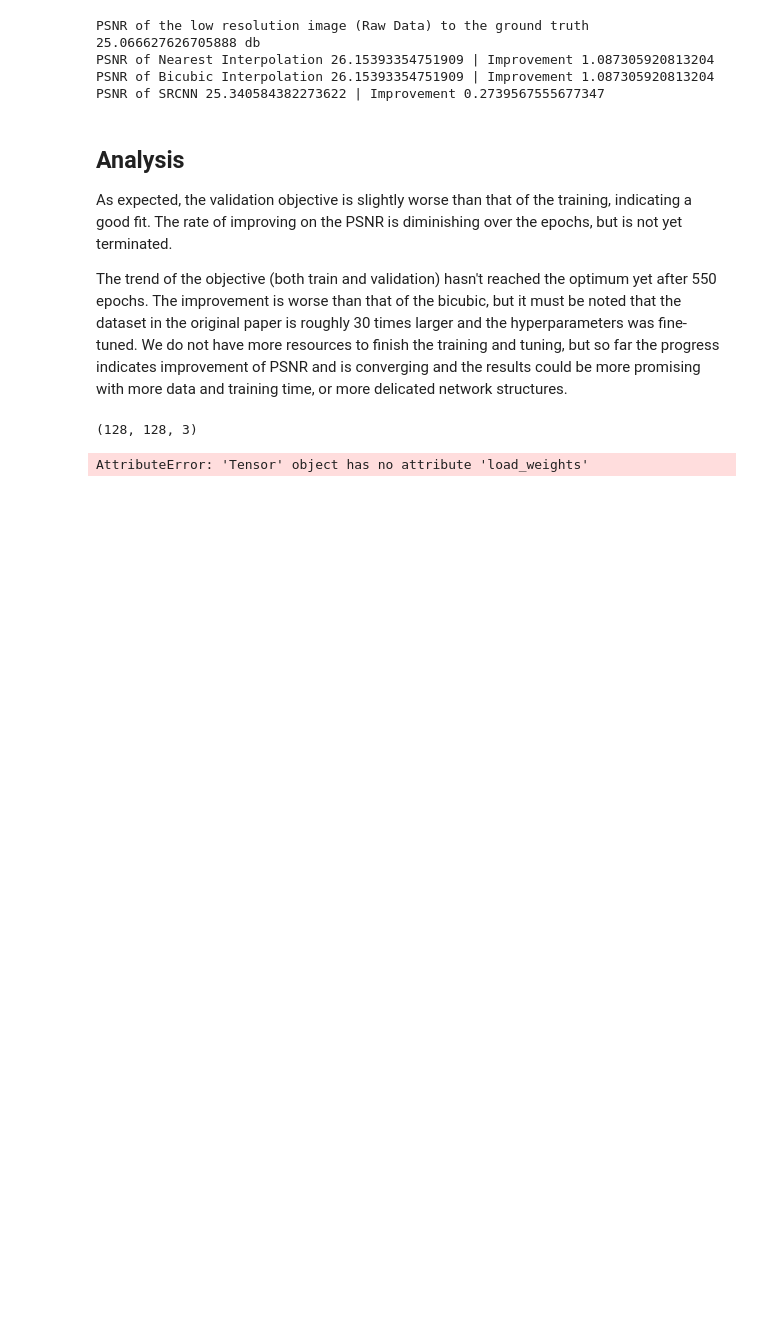
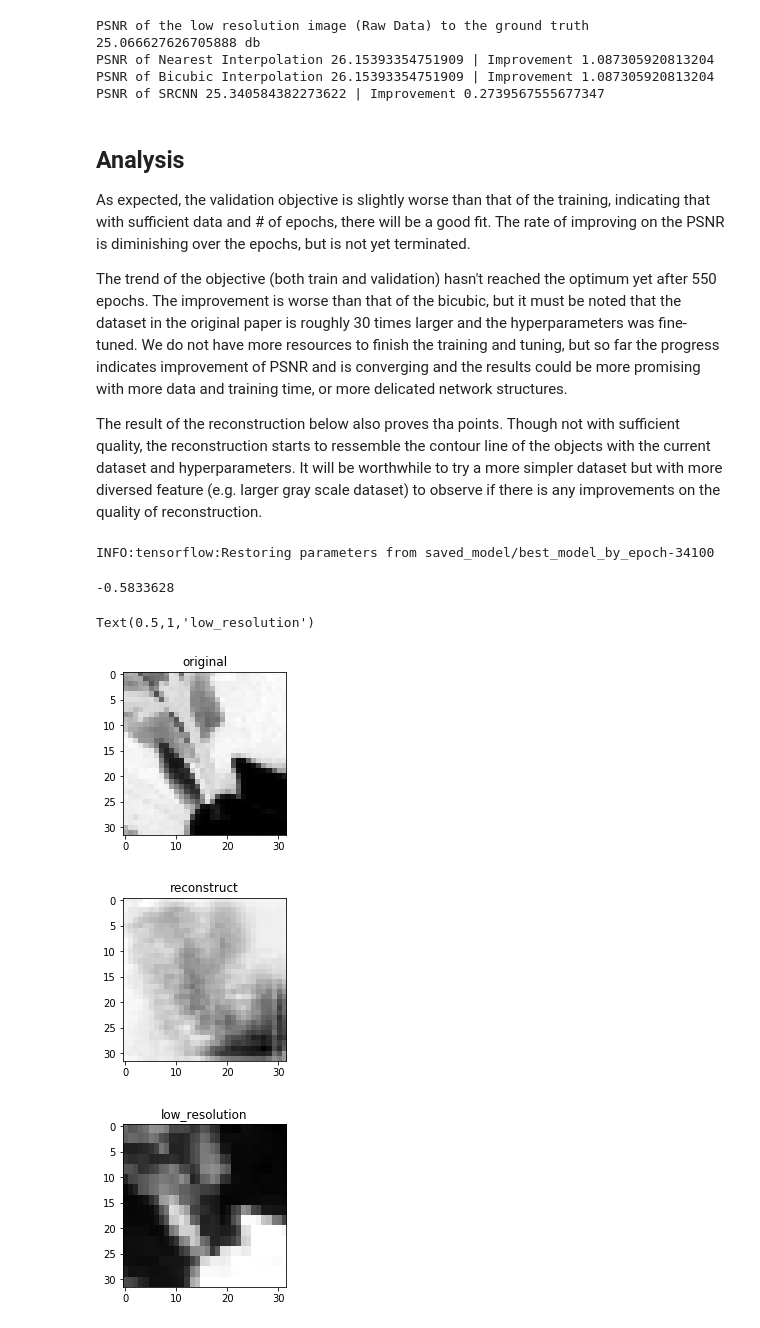
Before and after one commit to CielAl/SRCNN, a Jupyter notebook: main.ipynb, the cells around one changed output. Saved outputs shown, nothing was run; the diff lists cells and outputs as text; code cells hidden in the pictures; blank space fills up the shorter version.

```diff
--- a/main.ipynb
+++ b/main.ipynb
@@ -129,24 +129,56 @@ PSNR of Bicubic Interpolation 26.15393354751909 | Improvement 1.087305920813204
 PSNR of SRCNN 25.340584382273622 | Improvement 0.2739567555677347
 # %% [markdown]
 ## Analysis
-As expected, the validation objective is slightly worse than that of the training, indicating a good fit. The rate of improving on the PSNR is diminishing over the epochs, but is not yet terminated.
+As expected, the validation objective is slightly worse than that of the training, indicating that with sufficient data and # of epochs, there will be a good fit. The rate of improving on the PSNR is diminishing over the epochs, but is not yet terminated.
 
 The trend of the objective (both train and validation) hasn't reached the optimum yet after 550 epochs. The improvement is worse than that of the bicubic, but it must be noted that the dataset in the original paper is roughly 30 times larger and the hyperparameters was fine-tuned. We do not have more resources to finish the training and tuning, but so far the progress indicates improvement of PSNR and is converging and the results could be more promising with more data and training time, or more delicated network structures.
+
+The result of the reconstruction below also proves tha points. Though not with sufficient quality, the reconstruction starts to ressemble the contour line of the objects with the current dataset and hyperparameters. It will be worthwhile to try a more simpler dataset but with more diversed feature (e.g. larger gray scale dataset) to observe if there is any improvements on the quality of reconstruction.
-# %%
-#visualization - the mockup code is from ..
-from skimage import data, color
-from skimage.transform import rescale, resize, downscale_local_mean
-
-checkpoint_path = 'saved_model/best_model_by_epoch'
-
-image = (data.astronaut())
-
-image_rescaled = rescale(image, 1.0 / 4.0, anti_aliasing=False)
-print(image_rescaled.shape)
-model  = build_model(128,128,3)['cnn']
-model.load_weights(checkpoint_path)
-output = model.evaluate(image_rescaled)
-plt.imshow(output)
-# %% [output]
-(128, 128, 3)
-AttributeError: 'Tensor' object has no attribute 'load_weights'
+# %%
+
+# Add ops to save and restore all the variables.
+saver = {}
+sess = tf.Session()
+tf.device('/gpu:0')
+# Initialize v1 since the saver will not.
+saver = tf.train.import_meta_graph('./saved_model/best_model_by_epoch-34100.meta')
+saver.restore(sess, 'saved_model/best_model_by_epoch-34100')
+    #saver.
+# %% [output]
+INFO:tensorflow:Restoring parameters from saved_model/best_model_by_epoch-34100
+# %%
+result = []
+input = data_set['val',0:][0][:].astype(np.float32)/255
+output = data_set['val',0:][1][:].astype(np.float32)/255
+with tf.device('/device:GPU:0'):
+    graph = tf.get_default_graph()
+    images_1 = graph.get_tensor_by_name("images_1:0")
+    ground_images = graph.get_tensor_by_name("ground_images:0")
+    op = graph.get_tensor_by_name('cnn:0')
+    result = sess.run(op,{images_1:input,ground_images:output})
+# %%
+from skimage.color import rgb2gray
+idx = 25
+demo = result[idx,:].copy()
+print(demo.min())
+#demo[demo<0] = 0
+demo = demo+demo.mean()#np.mean(demo,axis=2)
+for i in range(demo.shape[2]):
+    demo[:,:,i] = np.array((demo[:,:,i] - np.min(demo[:,:,i])) / (np.max(demo[:,:,i]) - np.min(demo[:,:,i])))
+
+
+plt.figure()
+plt.title('original')
+plt.imshow(1-rgb2gray(data_set['val',idx][1]),'gray')
+plt.figure()
+plt.imshow(rgb2gray(demo),'gray')
+plt.title('reconstruct')
+plt.figure()
+plt.imshow(rgb2gray(data_set['val',idx][0]),'gray')
+plt.title('low_resolution')
+# %% [output]
+-0.5833628
+Text(0.5,1,'low_resolution')
+[figure, added]
+[figure, added]
+[figure, added]
```
Also changed, not shown: parts of 1 cell of this notebook.
